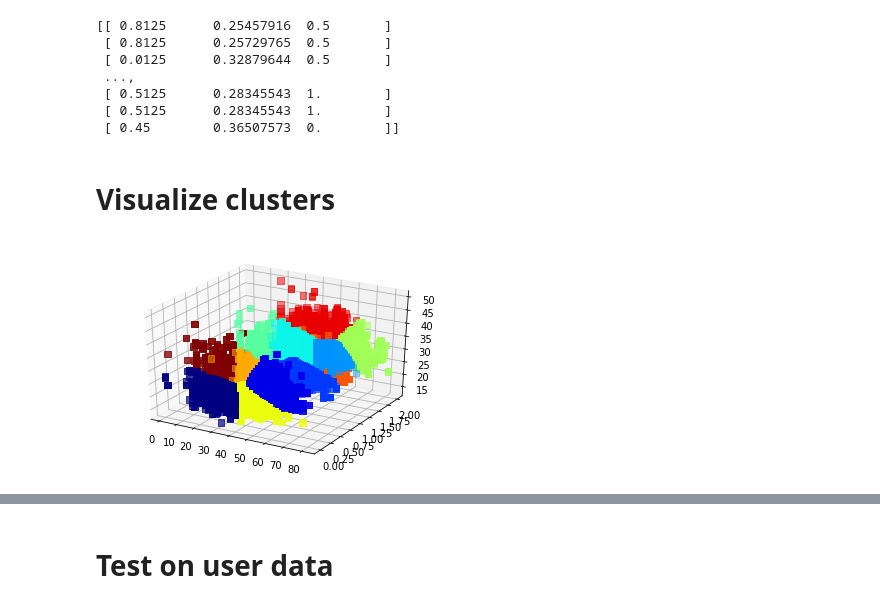
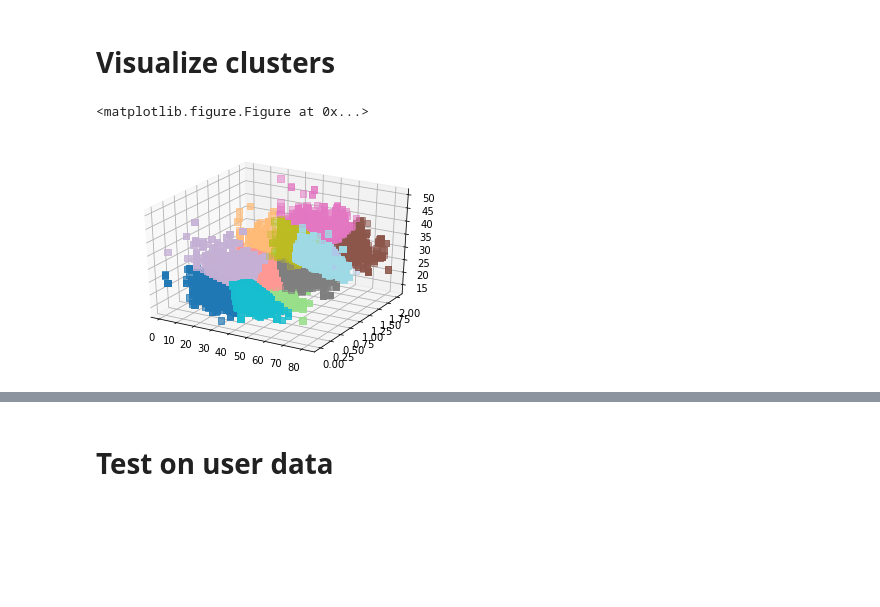
Before and after one commit to renatalucia/activity-tracker, a Jupyter notebook: clustering/users_clusters_visualize.ipynb, the cells around one changed output, grey strips where cells are left out. Saved outputs shown, nothing was run; the diff lists cells and outputs as text; code cells hidden in the pictures; blank space fills up the shorter version.

Commit message:
added visualizations charts and sample reports. updated read.me file.

```diff
--- a/clustering/users_clusters_visualize.ipynb
+++ b/clustering/users_clusters_visualize.ipynb
@@ -53,23 +53,6 @@ def get_activity_level(steps):
     #    return 5
 
 
-def visualize_bmi_steps(df_bmi_steps, n_months):
-    x_ticks = [m for m in range(1,n_months+1)]
-
-    fig, ax1 = plt.subplots()
-    ax1.plot(x_ticks, df_bmi_steps['bmi'], 'b-')
-    ax1.set_xlabel('month')
-
-    ax1.set_ylabel('bmi', color='b')
-    ax1.tick_params('y', colors='b')
-
-    ax2 = ax1.twinx()
-    ax2.plot(x_ticks, df_bmi_steps['steps'], 'g-')
-    ax2.set_ylabel('steps', color='g')
-    ax2.tick_params('y', colors='g')
-
-    fig.tight_layout()
-    plt.show()
 
 class UsersClusters:
 
@@ -107,8 +90,6 @@ class UsersClusters:
             for c in range(len(clustering_fields)):
                 self.cluster_data[:,c] = self.rescale_data(
                     self.cluster_data[:,c], clustering_fields[c] )
-
-            print(self.cluster_data)
 
             self.clusters = self.find_clusters(num_clusters)
 
@@ -166,8 +147,7 @@ class KMeansUsersClusters(UsersClusters):
 
     def get_cluster(self, clustering_fields_values):
         rescaled_data = [self.rescale_data(clustering_fields_values[k],
-                                k) for k in clustering_fields_values.keys()]
-        print(rescaled_data)
+                                k) for k in self.clustering_fields]
         return self.clusters.predict(np.array(
             [rescaled_data]))[0]
 
@@ -239,38 +219,35 @@ if __name__ == "__main__":
     users_clusters = KMeansUsersClusters(number_of_clusters,
                                          clustering_fields,
                                          data_dir='../data/filtered')
-# %% [output]
-[[ 0.8125      0.25457916  0.5       ]
- [ 0.8125      0.25729765  0.5       ]
- [ 0.0125      0.32879644  0.5       ]
- ...,
- [ 0.5125      0.28345543  1.        ]
- [ 0.5125      0.28345543  1.        ]
- [ 0.45        0.36507573  0.        ]]
 # %% [markdown]
 # Visualize clusters
 # %%
 import matplotlib.pyplot as plt
 from mpl_toolkits.mplot3d import Axes3D
 
 age = []
 sex = []
 bmi = []
 activity_level = []
 cluster = []
 for i in range(number_of_clusters):
     members = users_clusters.get_cluster_members(i)
     age.extend(members.age)
     sex.extend(members.sex)
     bmi.extend(members.bmi)
     activity_level.extend(members.activity_level)
     cluster.extend([i] * len(members))
 
+plt.clf()
 fig = plt.figure()
 ax = fig.add_subplot(111, projection='3d')
 
-ax.scatter(age,activity_level,bmi, marker="s", c=cluster, s=40, cmap="jet_r")
+ax.scatter(age,activity_level,bmi, marker="s", c=cluster, s=40, cmap="tab20")
 # ax.scatter(age,bmi,sex, marker="s", c=cluster, s=40)
+
+plt.savefig('img/clusters.pdf')
+plt.savefig('img/clusters.png')
 plt.show()
 # %% [output]
+<matplotlib.figure.Figure at 0x...>
-[figure, old version]
+[figure, new version]
```
Also changed, not shown: parts of 11 cells of this notebook, 33 other files.
